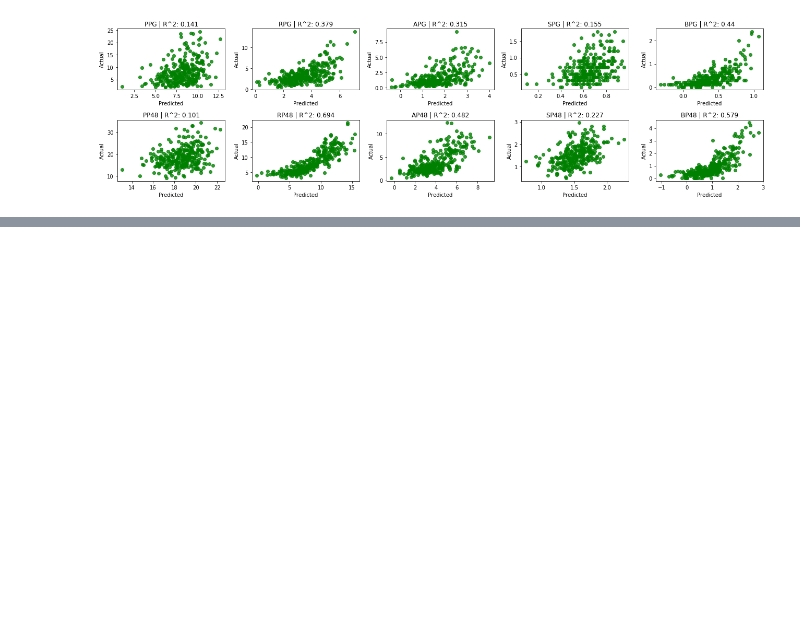
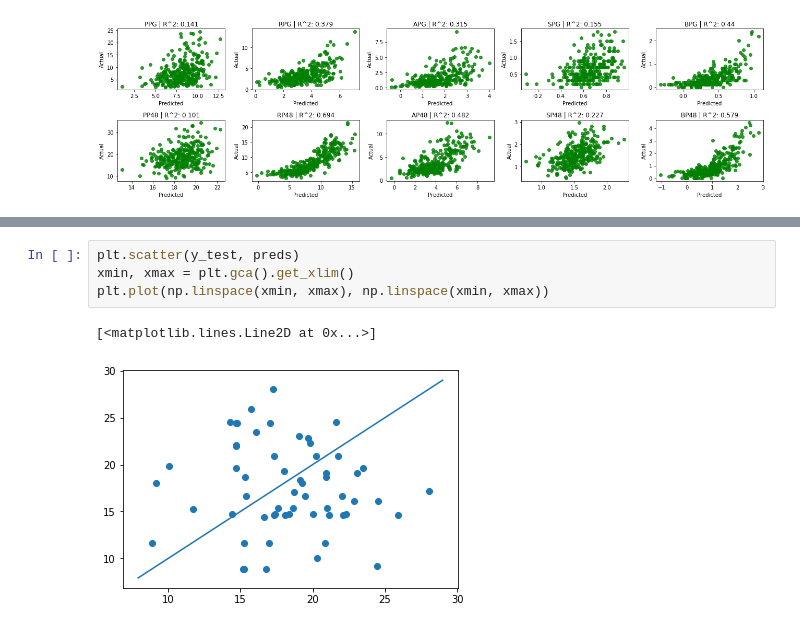
Before and after one commit to jrtran/stats131group7, a Jupyter notebook: models.ipynb, the cells around one changed output, grey strips where cells are left out. Saved outputs shown, nothing was run; the diff lists cells and outputs as text; blank space fills up the shorter version.

```diff
--- a/models.ipynb
+++ b/models.ipynb
@@ -177,0 +221,7 @@ plt.show()
+# %%
+plt.scatter(y_test, preds)
+xmin, xmax = plt.gca().get_xlim()
+plt.plot(np.linspace(xmin, xmax), np.linspace(xmin, xmax))
+# %% [output]
+[<matplotlib.lines.Line2D at 0x...>]
+[figure, added]
```
Also changed, not shown: parts of 8 cells of this notebook.
